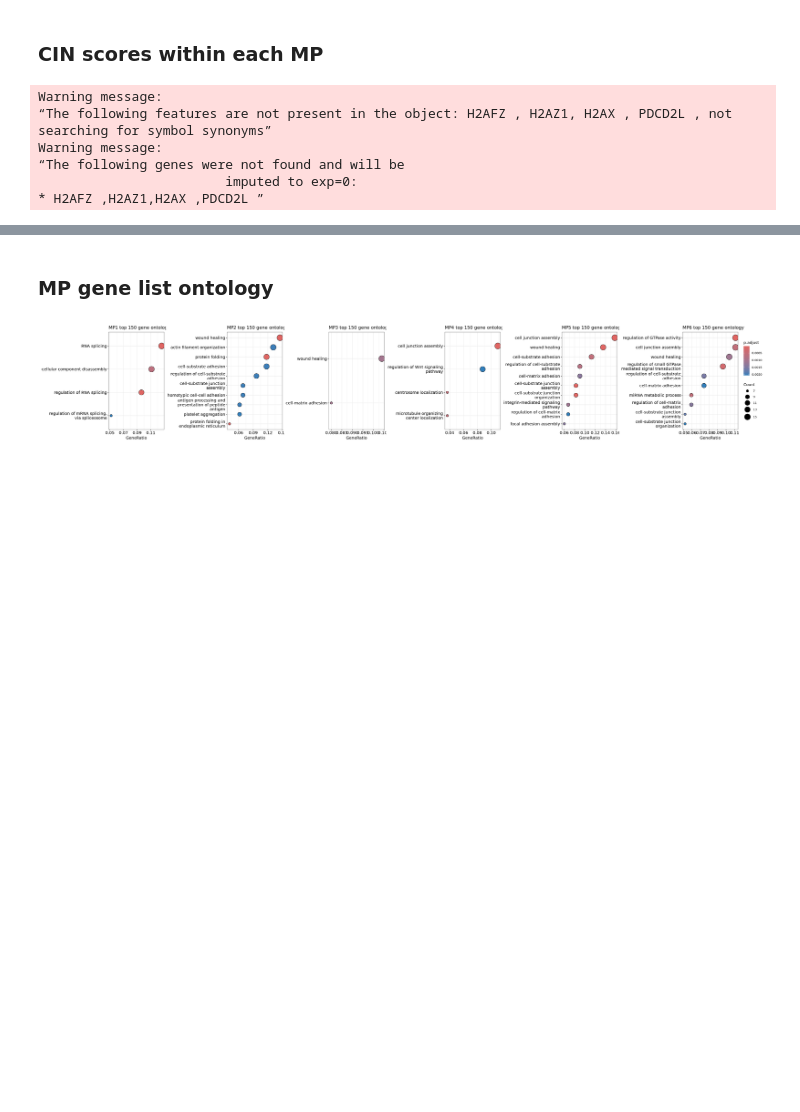
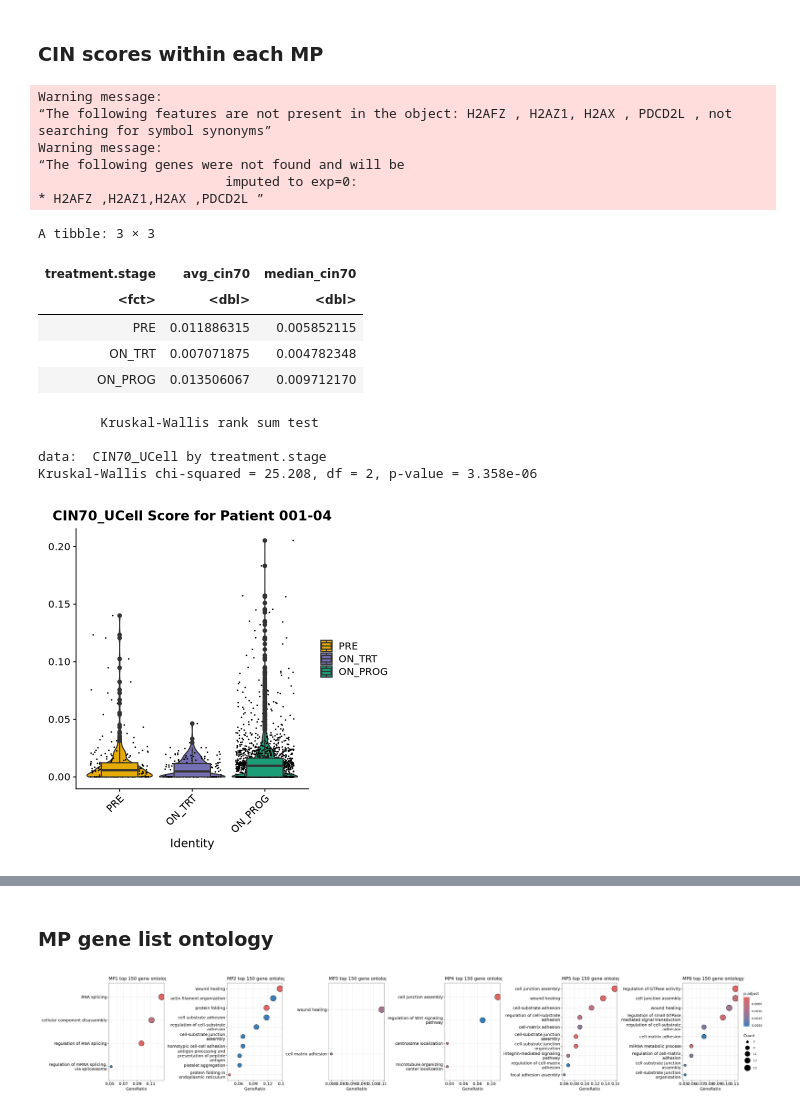
Before and after one commit to IzarLab/MCGN-for-PDA, a Jupyter notebook: edsouza-analysis/09_malig_analysis.ipynb, the cells around one changed output, grey strips where cells are left out. Saved outputs shown, nothing was run; the diff lists cells and outputs as text; code cells hidden in the pictures; blank space fills up the shorter version.

```diff
--- a/edsouza-analysis/09_malig_analysis.ipynb
+++ b/edsouza-analysis/09_malig_analysis.ipynb
@@ -934,22 +1022,34 @@ Warning message:
 # %%
 # Patient who had a PR before eventionally getting an on-progression biopsy
 source("./helpers/color.R")
 
 options(repr.plot.width=6, repr.plot.height=6)
 
 malig2$treatment.stage <- factor(malig2$treatment.stage, levels = c("PRE", "ON_TRT", "ON_PROG"))
 VlnPlot(subset(malig2, subset = pt.id == "001-04"), group.by = "treatment.stage", features = "CIN70_UCell") +
   geom_boxplot(width = 0.5) +
   scale_fill_manual(values = colors_treatment_stage) +
   ggtitle("CIN70_UCell Score for Patient 001-04")
 
 malig2@meta.data %>%
   filter(pt.id == "001-04") %>%
   group_by(treatment.stage) %>%
   summarize(avg_cin70 = mean(CIN70_UCell), median_cin70 = median(CIN70_UCell))
 
-# kruskal.test(formula = CIN70_UCell ~ treatment.stage,
-#             data = malig2@meta.data %>% filter(pt.id == "001-04"))
+kruskal.test(formula = CIN70_UCell ~ treatment.stage,
+            data = malig2@meta.data %>% filter(pt.id == "001-04"))
+# %% [output]
+A tibble: 3 × 3
+| treatment.stage | avg_cin70 | median_cin70 |
+| <fct> | <dbl> | <dbl> |
+| PRE | 0.011886315 | 0.005852115 |
+| ON_TRT | 0.007071875 | 0.004782348 |
+| ON_PROG | 0.013506067 | 0.009712170 |
+        Kruskal-Wallis rank sum test
+
+data:  CIN70_UCell by treatment.stage
+Kruskal-Wallis chi-squared = 25.208, df = 2, p-value = 3.358e-06
+[figure, added]
 # %%
 w <- 9
 h <- 5
```
Also changed, not shown: parts of 19 cells of this notebook, 3 other files.
